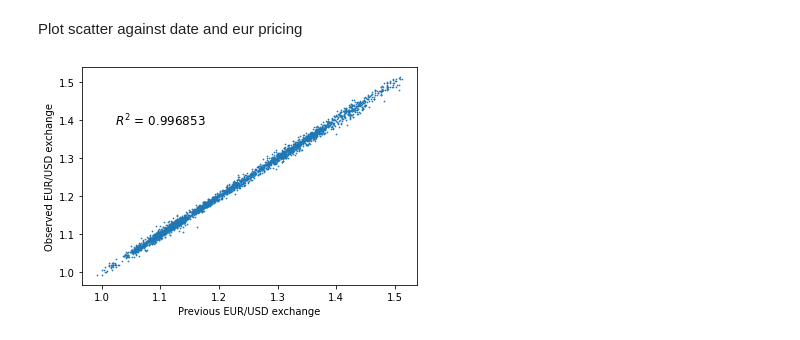
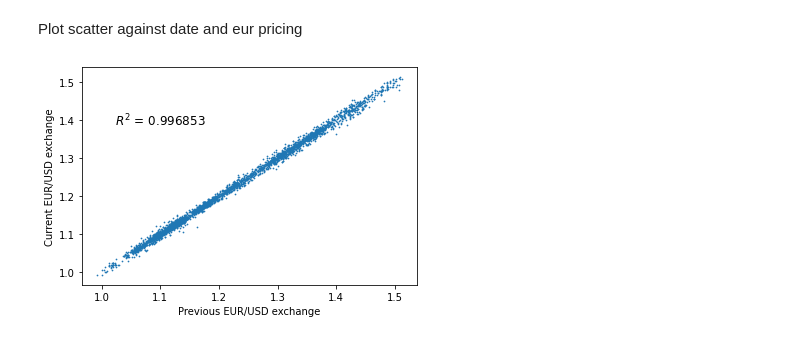
Before and after one commit to dtortosa/capstone_project, a Jupyter notebook: scripts/03_predicting_exchange_rate.ipynb, the cells around one changed output. Drawn from its saved outputs; the diff is of its cells as text; code cells hidden in the pictures.

```diff
--- a/scripts/03_predicting_exchange_rate.ipynb
+++ b/scripts/03_predicting_exchange_rate.ipynb
@@ -758,13 +756,13 @@ Plot scatter against date and eur pricing
 # %%
 #open plot and add axes labels
 plt.scatter(x=df_merged["previous_eur_pricing"], y=y, s=0.5)
 plt.xlabel("Previous EUR/USD exchange")
-plt.ylabel("Observed EUR/USD exchange")
+plt.ylabel("Current EUR/USD exchange")
 
 #add text
 plt.text(1.1, 1.4, '$R^2$ = ' + str(np.round(r2_simplest_model, 6)), size='large', horizontalalignment='center', verticalalignment='center')
 
 #save
 plt.savefig('results/figures/eur_pricing_vs_previous_day.jpg')
 # %% [output]
-[figure, old version]
+[figure, new version]
```
Also changed, not shown: parts of 1 cell of this notebook, 2 other files.
